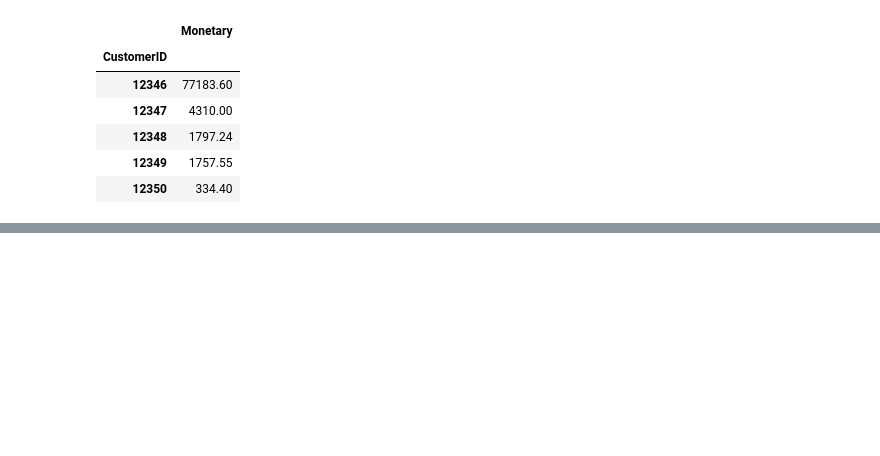
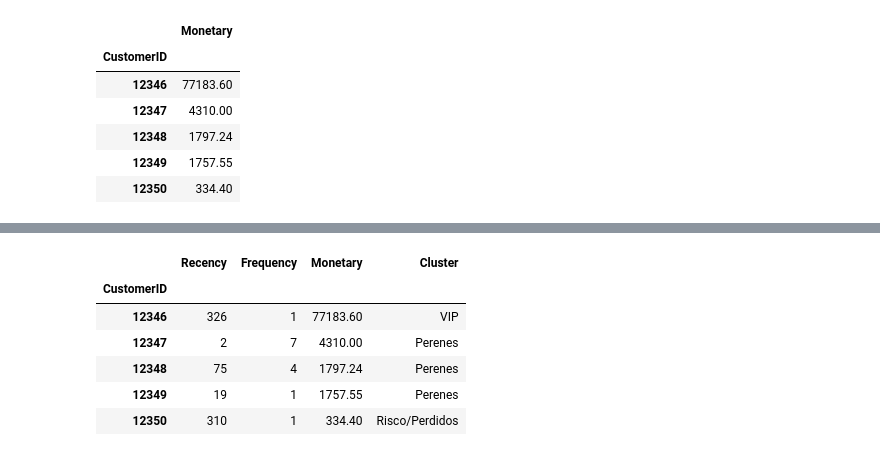
Before and after one commit to Gabriel-Menezes-Morais/Fictional-Retail-Analysis, a Jupyter notebook: Análise_Varejo.ipynb, the cells around one changed output, grey strips where cells are left out. Cells and saved outputs as stored; diff of their text form; code cells hidden in the pictures; blank space fills up the shorter version.

```diff
--- a/Análise_Varejo.ipynb
+++ b/Análise_Varejo.ipynb
@@ -384,0 +441,25 @@ Monetary_df.head()
+# %%
+greaterK = 4
+
+kmeans = KMeans(n_clusters=greaterK, init='k-means++', random_state=42)
+kmeans.fit(df_RFM_scaled)
+clusters = kmeans.predict(df_RFM_scaled) #labels
+
+df_RFM['Cluster'] = clusters
+
+df_RFM['Cluster'] = df_RFM['Cluster'].map({
+    3: 'VIP',
+    2: 'Campeões',
+    1: 'Risco/Perdidos',
+    0: 'Perenes'
+})
+
+df_RFM.head()
+# %% [output]
+|  | Recency | Frequency | Monetary | Cluster |
+| CustomerID |  |  |  |  |
+| 12346 | 326 | 1 | 77183.60 | VIP |
+| 12347 | 2 | 7 | 4310.00 | Perenes |
+| 12348 | 75 | 4 | 1797.24 | Perenes |
+| 12349 | 19 | 1 | 1757.55 | Perenes |
+| 12350 | 310 | 1 | 334.40 | Risco/Perdidos |
```
Also changed, not shown: parts of 53 cells of this notebook.
